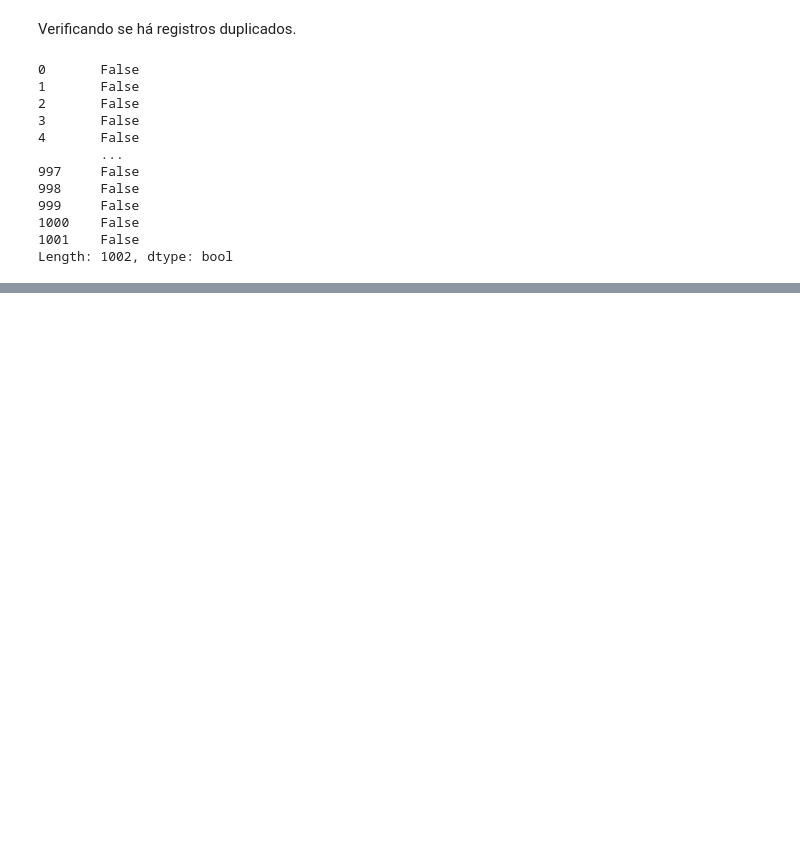
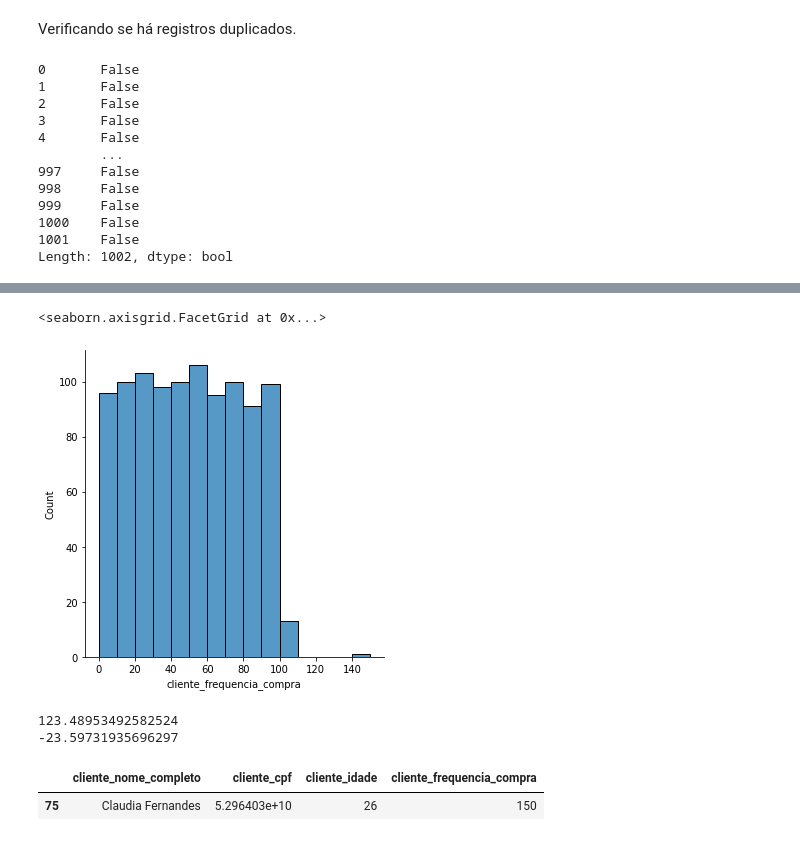
Before and after one commit to AlexsonT/Prog_DS2_Growdev, a Jupyter notebook: exercicios_aula_03.ipynb, the cells around one changed output, grey strips where cells are left out. Drawn from its saved outputs; the diff is of its cells as text; code cells hidden in the pictures; blank space fills up the shorter version.

```diff
--- a/exercicios_aula_03.ipynb
+++ b/exercicios_aula_03.ipynb
@@ -180,0 +203,19 @@ new_df.plot(x='x',y='y',kind='scatter',figsize=(20, 10))
+# %%
+sns.displot(df['cliente_frequencia_compra'])
+# %% [output]
+<seaborn.axisgrid.FacetGrid at 0x...>
+[figure, added]
+# %%
+# definindo o intervalo de confiança da amostra.
+intervalo_confianca_positivo = df['cliente_frequencia_compra'].mean() + 2.5 * df['cliente_frequencia_compra'].std()
+intervalo_confianca_negativo = df['cliente_frequencia_compra'].mean() - 2.5 * df['cliente_frequencia_compra'].std()
+print(intervalo_confianca_positivo)
+print(intervalo_confianca_negativo)
+# %% [output]
+123.48953492582524
+-23.59731935696297
+# %%
+df.loc[(df['cliente_frequencia_compra'] > intervalo_confianca_positivo) | (df['cliente_frequencia_compra'] < intervalo_confianca_negativo)] # encontrando a linha do outlier.
+# %% [output]
+|  | cliente_nome_completo | cliente_cpf | cliente_idade | cliente_frequencia_compra |
+| 75 | Claudia Fernandes | 5.296403e+10 | 26 | 150 |
```
Also changed, not shown: parts of 24 cells of this notebook.
